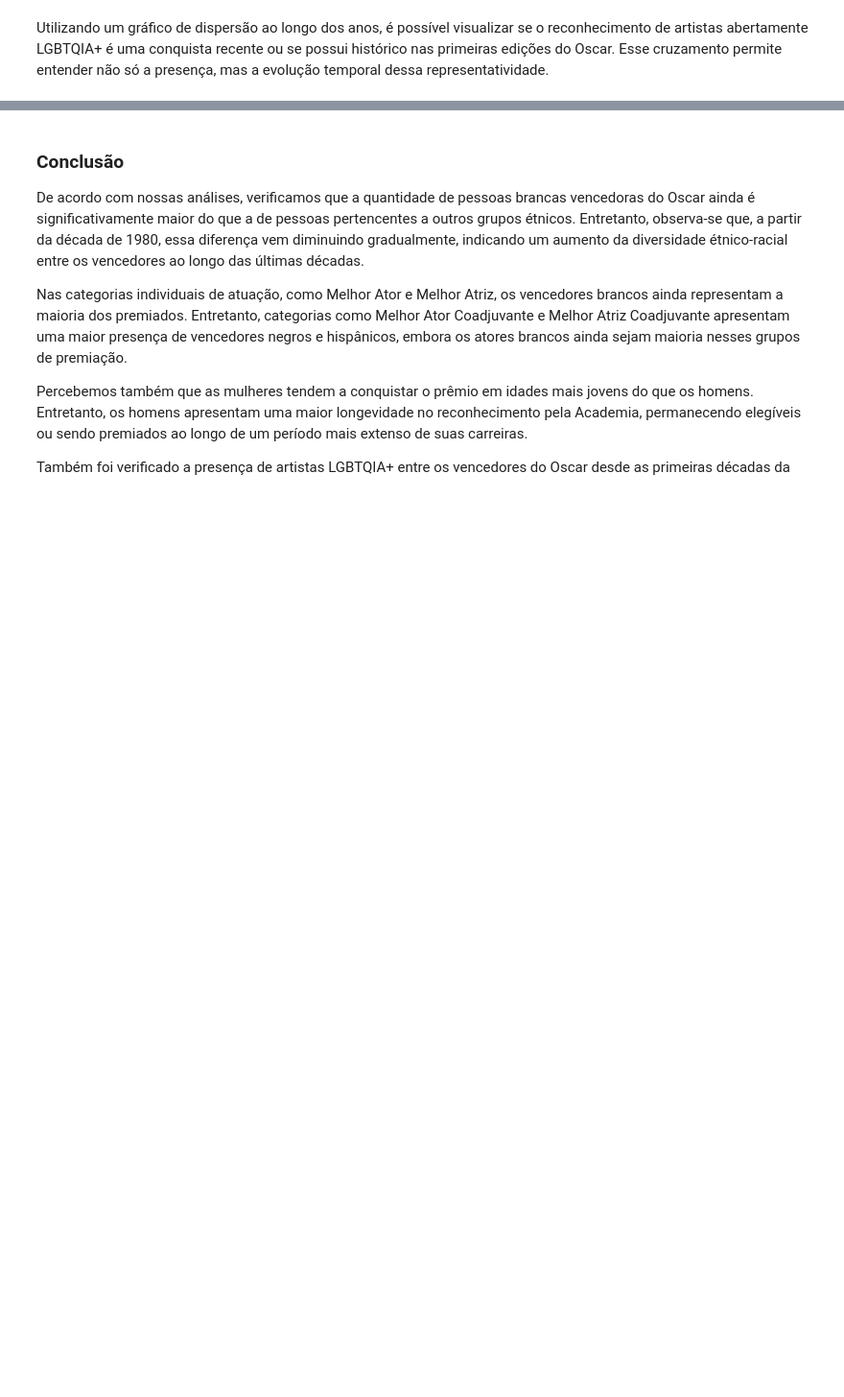
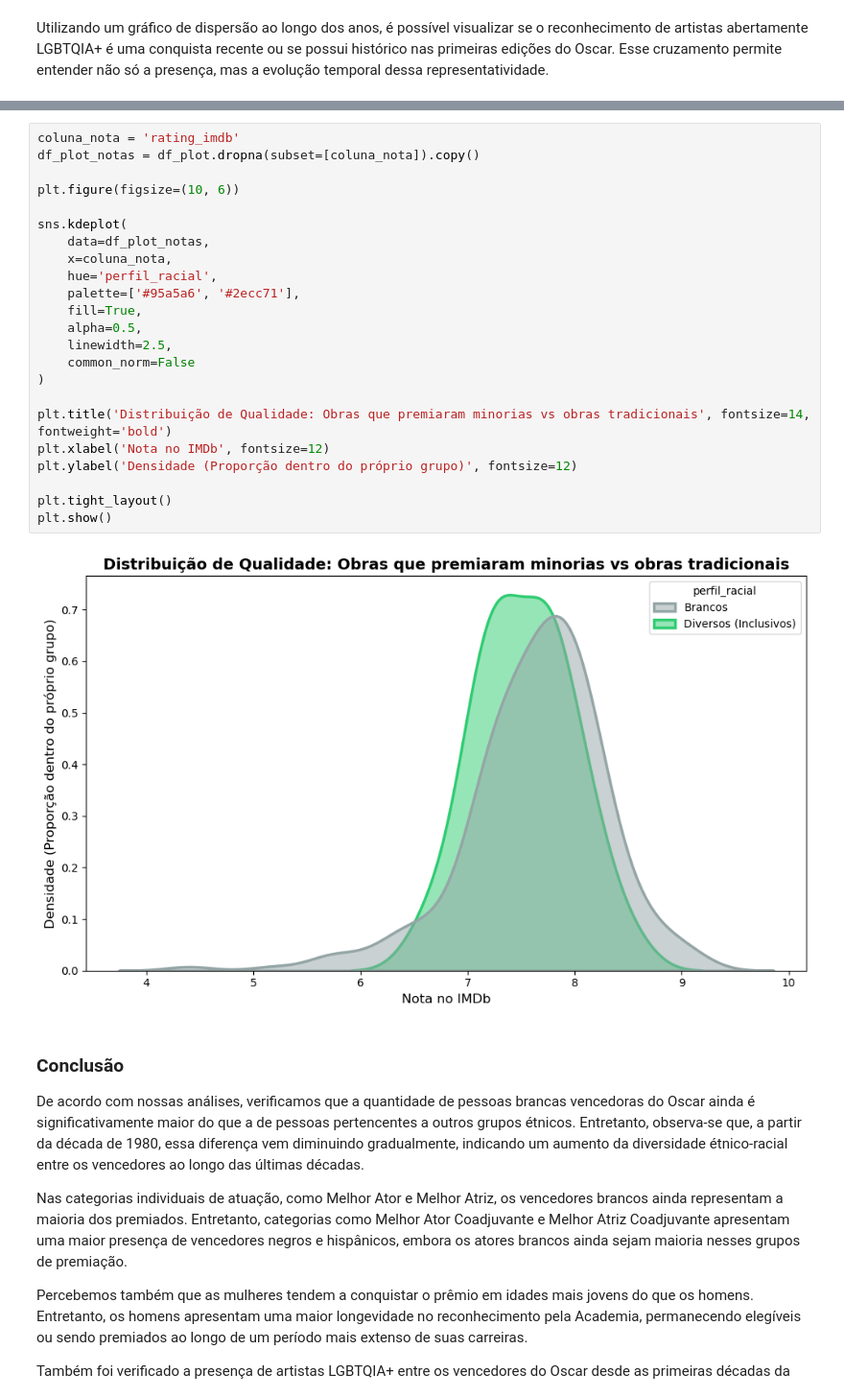
Before and after one commit to jg-lima/projeto-icd, a Jupyter notebook: RelatorioFinal.ipynb, the cells around one changed output, grey strips where cells are left out. Shown at 96% size. Cells and saved outputs as stored; diff of their text form; blank space fills up the shorter version.

```diff
--- a/RelatorioFinal.ipynb
+++ b/RelatorioFinal.ipynb
@@ -526,3 +482,28 @@ Equação Diversos: y = -0.4822x + 113.98
+# %%
+coluna_nota = 'rating_imdb'
+df_plot_notas = df_plot.dropna(subset=[coluna_nota]).copy()
+
+plt.figure(figsize=(10, 6))
+
+sns.kdeplot(
+    data=df_plot_notas,
+    x=coluna_nota,
+    hue='perfil_racial',
+    palette=['#95a5a6', '#2ecc71'],
+    fill=True,
+    alpha=0.5,
+    linewidth=2.5,
+    common_norm=False
+)
+
+plt.title('Distribuição de Qualidade: Obras que premiaram minorias vs obras tradicionais', fontsize=14, fontweight='bold')
+plt.xlabel('Nota no IMDb', fontsize=12)
+plt.ylabel('Densidade (Proporção dentro do próprio grupo)', fontsize=12)
+
+plt.tight_layout()
+plt.show()
+# %% [output]
+[figure, added]
 # %% [markdown]
 ### Conclusão
 
```
Also changed, not shown: parts of 10 cells of this notebook.
